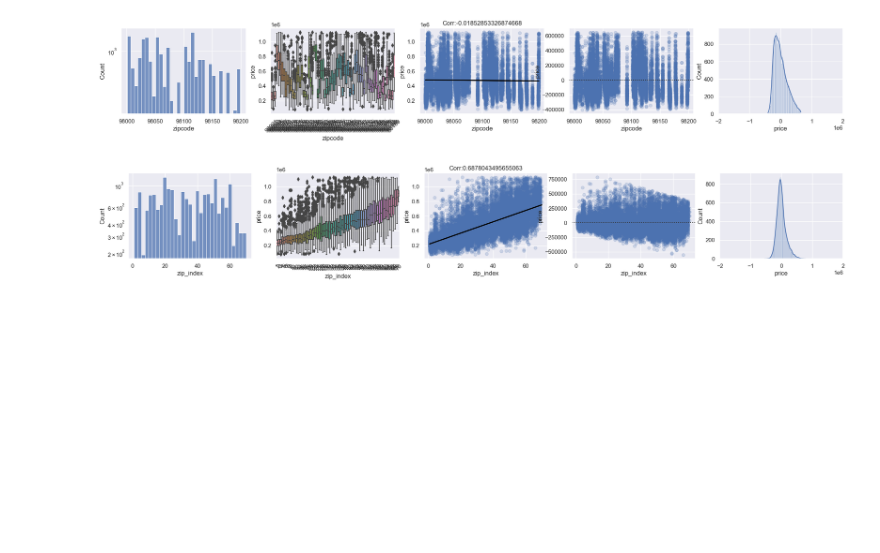
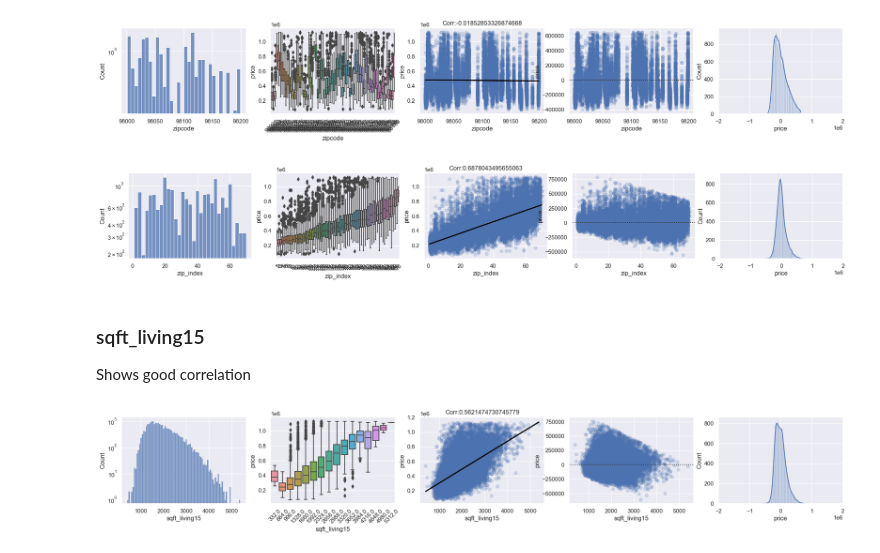
Before and after one commit to jhjang101/kaggle, a Jupyter notebook: House Sales in King County/House Sales in King County2.ipynb, the cells around one changed output. Saved outputs shown, nothing was run; the diff lists cells and outputs as text; code cells hidden in the pictures; blank space fills up the shorter version.

```diff
--- a/House Sales in King County/House Sales in King County2.ipynb
+++ b/House Sales in King County/House Sales in King County2.ipynb
@@ -304,2 +327,10 @@ FeaturePlot(feature='zip_index', histwidth=None, scale='log', bin=70)
 # %% [output]
 [figure]
+# %% [markdown]
+### sqft_living15
+
+Shows good correlation
+# %%
+FeaturePlot(feature='sqft_living15', histwidth=None, scale='log', bin=100)
+# %% [output]
+[figure, added]
```
Also changed, not shown: parts of 9 cells of this notebook.
